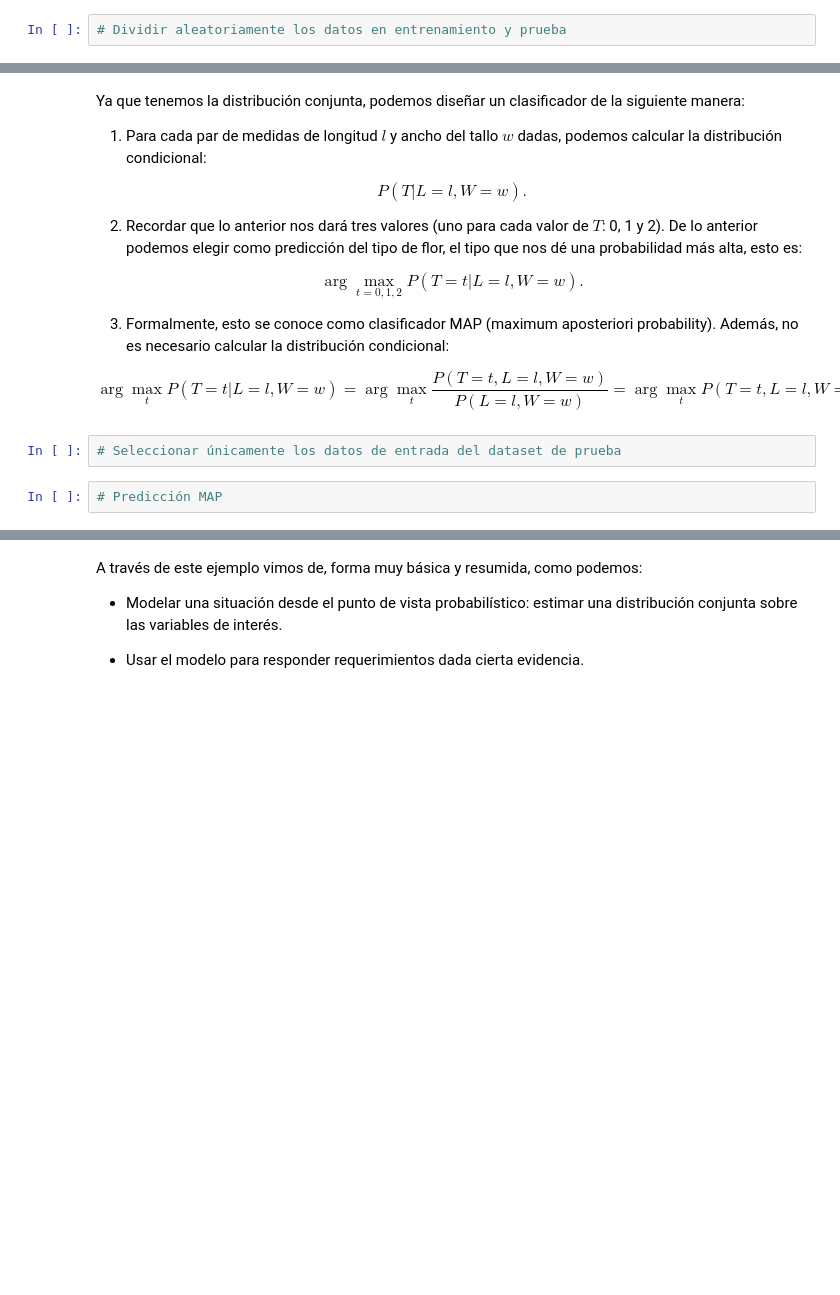
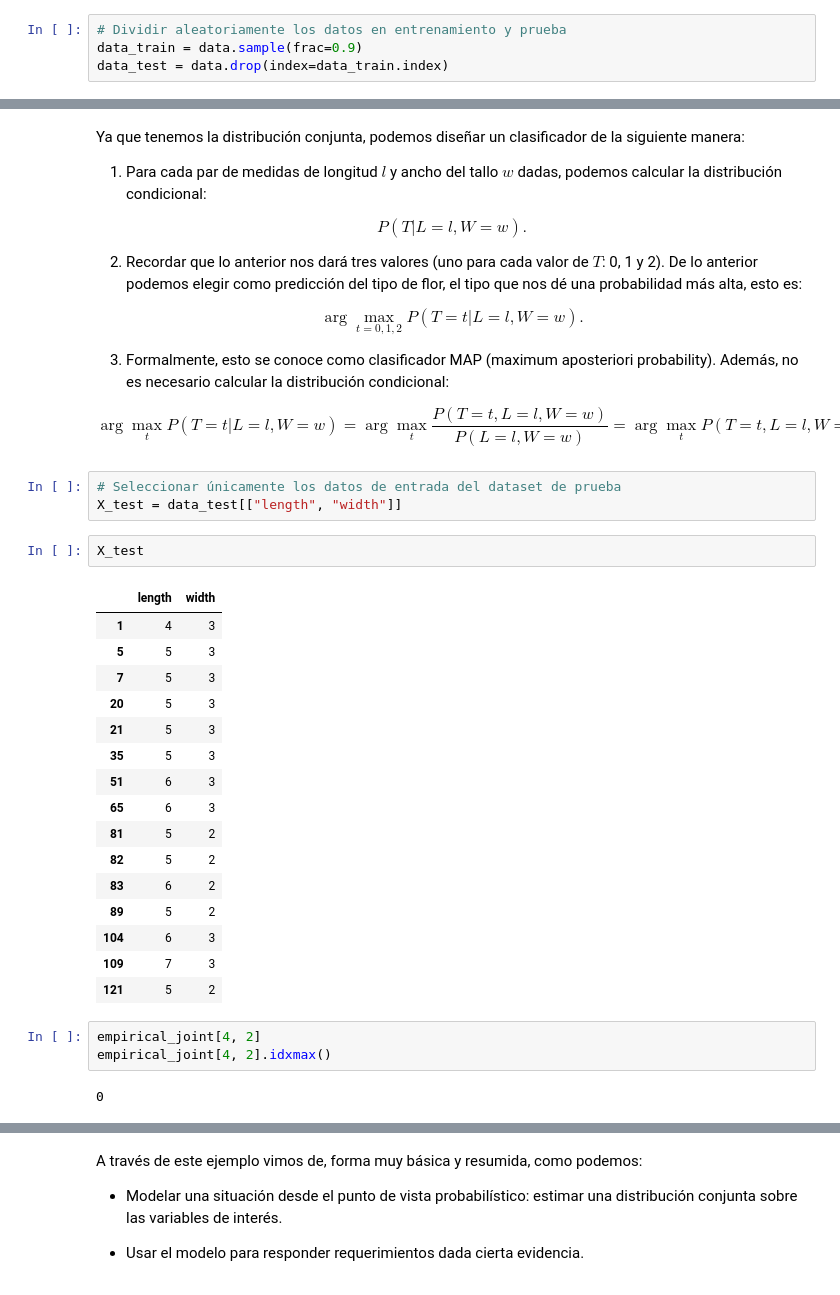
Before and after one commit to AdrianRamosDS/mgpo2021, a Jupyter notebook: Modulo1/Clase1/1Introduccion.ipynb, the cells around one changed output, grey strips where cells are left out. Saved outputs shown, nothing was run; the diff lists cells and outputs as text; blank space fills up the shorter version.

```diff
--- a/Modulo1/Clase1/1Introduccion.ipynb
+++ b/Modulo1/Clase1/1Introduccion.ipynb
@@ -176,3 +292,5 @@ con los datos que tenemos. Luego, podemos usar esta distribución para responder
 Estimemos entonces la distribución conjunta sobre las variables de interés con los datos que tenemos:
 # %%
 # Dividir aleatoriamente los datos en entrenamiento y prueba
+data_train = data.sample(frac=0.9)
+data_test = data.drop(index=data_train.index)
@@ -196,5 +353,28 @@ $$\arg \max_{t=0, 1, 2} P(T=t|L=l, W=w).$$
 $$\arg \max_{t} P(T=t|L=l, W=w) = \arg \max_{t} \frac{P(T=t, L=l, W=w)}{P(L=l, W=w)} = \arg \max_{t} P(T=t, L=l, W=w).$$
 # %%
 # Seleccionar únicamente los datos de entrada del dataset de prueba
+X_test = data_test[["length", "width"]]
-# %%
-# Predicción MAP
+# %%
+X_test
+# %% [output]
+|  | length | width |
+| 1 | 4 | 3 |
+| 5 | 5 | 3 |
+| 7 | 5 | 3 |
+| 20 | 5 | 3 |
+| 21 | 5 | 3 |
+| 35 | 5 | 3 |
+| 51 | 6 | 3 |
+| 65 | 6 | 3 |
+| 81 | 5 | 2 |
+| 82 | 5 | 2 |
+| 83 | 6 | 2 |
+| 89 | 5 | 2 |
+| 104 | 6 | 3 |
+| 109 | 7 | 3 |
+| 121 | 5 | 2 |
+# %%
+empirical_joint[4, 2]
+empirical_joint[4, 2].idxmax()
+# %% [output]
+0
```
Also changed, not shown: parts of 30 cells of this notebook.
